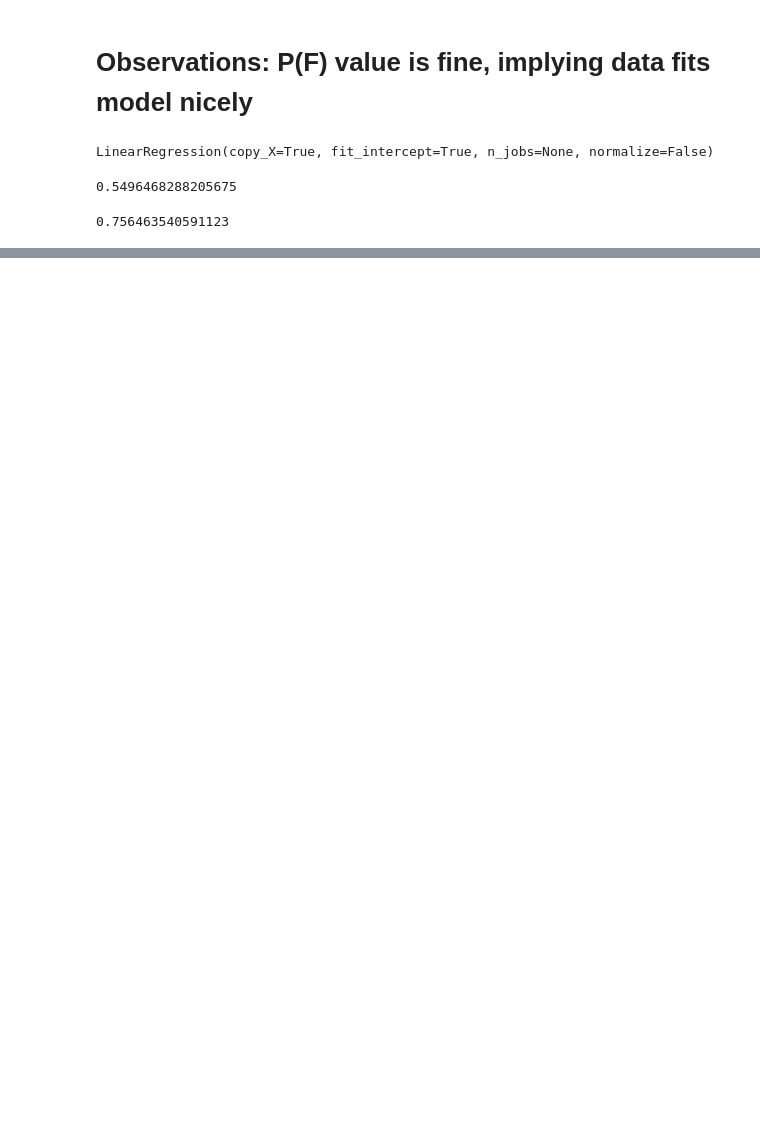
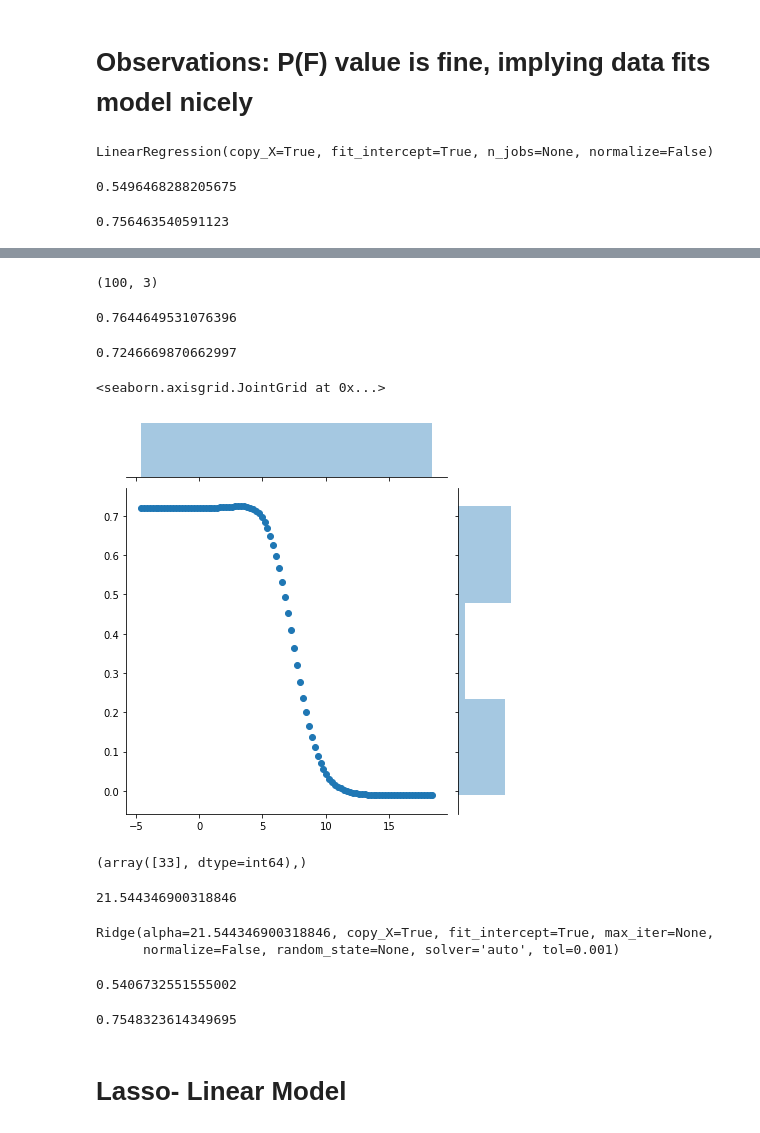
Before and after one commit to Chiragb9/House_Price_Prediction_analysis_and_model, a Jupyter notebook: House_Price_Analysis _and_Prediction_Linear_reg.ipynb, the cells around one changed output, grey strips where cells are left out. Cells and saved outputs as stored; diff of their text form; code cells hidden in the pictures; blank space fills up the shorter version.

Commit message:
Ridge and Lasso LM test

```diff
--- a/House_Price_Analysis _and_Prediction_Linear_reg.ipynb
+++ b/House_Price_Analysis _and_Prediction_Linear_reg.ipynb
@@ -361,0 +380,2 @@ r2_score(y_train,y_train_a)
+# %%
+rm.fit(X_train_s, y_train)
@@ -361,0 +391,3 @@ r2_score(y_train,y_train_a)
+# %%
+params = np.logspace(-2,8,100) #generate 100 values between 10^-2 and 10^8
+params
@@ -361,0 +412,30 @@ r2_score(y_train,y_train_a)
+# %%
+train_score, test_score = validation_curve(Ridge(), X_train_s, y_train, "alpha", params, scoring='r2')
+# %%
+print(train_score.shape)
+# %% [output]
+(100, 3)
+# %%
+train_mean = np.mean(train_score, axis=1)
+test_mean=np.mean(test_score, axis=1)
+# %%
+max(train_mean)
+# %% [output]
+0.7644649531076396
+# %%
+max(test_mean)
+# %% [output]
+0.7246669870662997
+# %%
+sns.jointplot(x=np.log(params), y=test_mean)
+# %% [output]
+<seaborn.axisgrid.JointGrid at 0x...>
+[figure, added]
+# %%
+np.where(test_mean==max(test_mean))
+# %% [output]
+(array([33], dtype=int64),)
+# %%
+params[33]
+# %% [output]
+21.544346900318846
@@ -361,0 +444,15 @@ r2_score(y_train,y_train_a)
+# %%
+rm_best.fit(X_train_s, y_train)
+# %% [output]
+Ridge(alpha=21.544346900318846, copy_X=True, fit_intercept=True, max_iter=None,
+      normalize=False, random_state=None, solver='auto', tol=0.001)
+# %%
+r2_score(y_test, rm_best.predict(X_test_s))
+# %% [output]
+0.5406732551555002
+# %%
+r2_score(y_train, rm_best.predict(X_train_s))
+# %% [output]
+0.7548323614349695
+# %% [markdown]
+# Lasso- Linear Model
```
Also changed, not shown: parts of 24 cells of this notebook.
